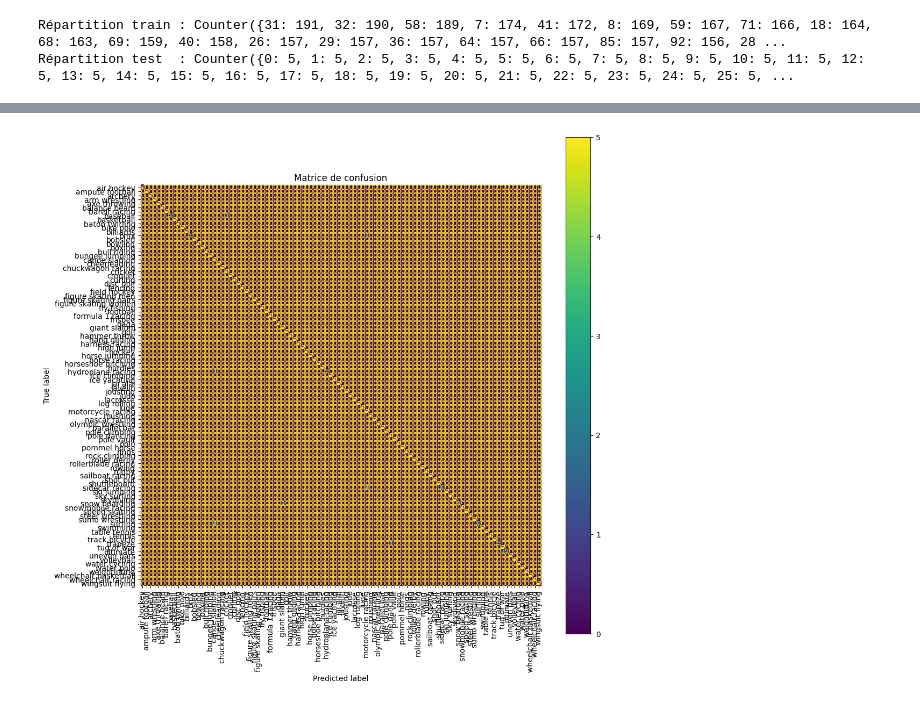
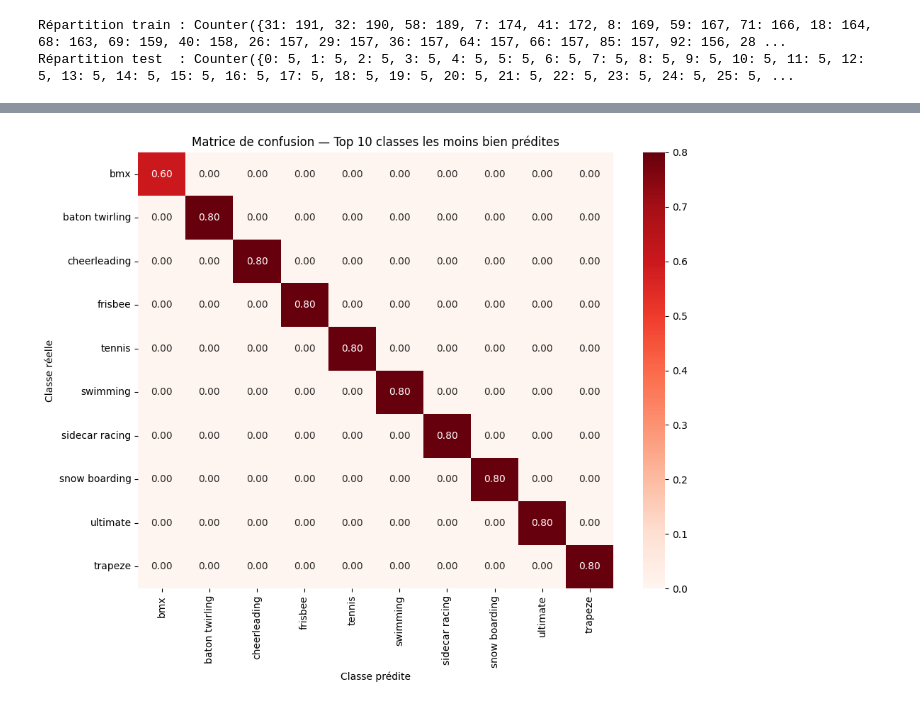
Before and after one commit to gaetan250/Deep-Learning, a Jupyter notebook: deep.ipynb, the cells around one changed output, grey strips where cells are left out. Cells and saved outputs as stored; diff of their text form; code cells hidden in the pictures.

```diff
--- a/deep.ipynb
+++ b/deep.ipynb
@@ -137,27 +215,43 @@ print(f"📊 Validation Accuracy: {correct_val / total_val:.2%}")
 # %%
-from sklearn.metrics import confusion_matrix, ConfusionMatrixDisplay
+import numpy as np
+from sklearn.metrics import confusion_matrix
+import seaborn as sns
 import matplotlib.pyplot as plt
 
 y_true = []
 y_pred = []
 
 model.eval()
 with torch.no_grad():
     for images, labels in test_loader:
         images, labels = images.to(device), labels.to(device)
         outputs = model(images)
         preds = outputs.argmax(dim=1)
         y_true.extend(labels.cpu().numpy())
         y_pred.extend(preds.cpu().numpy())
 
-cm = confusion_matrix(y_true, y_pred)
-disp = ConfusionMatrixDisplay(confusion_matrix=cm, display_labels=test_data.classes)
-fig, ax = plt.subplots(figsize=(12, 12))
-disp.plot(ax=ax, xticks_rotation=90)
-plt.title("Matrice de confusion")
+# Matrice brute
+cm = confusion_matrix(y_true, y_pred, labels=list(range(len(test_data.classes))))
+cm_normalized = cm.astype('float') / cm.sum(axis=1)[:, np.newaxis]
+
+# Accuracy par classe (diagonale)
+accuracies = np.diag(cm_normalized)
+worst_indices = np.argsort(accuracies)[:10]  # Top 10 pires classes
+
+# Extraire sous-matrice
+cm_worst = cm_normalized[np.ix_(worst_indices, worst_indices)]
+labels_worst = [test_data.classes[i] for i in worst_indices]
+
+# Affichage
+plt.figure(figsize=(10, 8))
+sns.heatmap(cm_worst, annot=True, fmt=".2f", xticklabels=labels_worst, yticklabels=labels_worst, cmap="Reds")
+plt.title("Matrice de confusion — Top 10 classes les moins bien prédites")
+plt.xlabel("Classe prédite")
+plt.ylabel("Classe réelle")
+plt.tight_layout()
 plt.show()
 # %% [output]
-[figure, old version]
+[figure, new version]
 # %%
 import numpy as np
 import matplotlib.pyplot as plt
```
Also changed, not shown: parts of 12 cells of this notebook, 1 other file.
